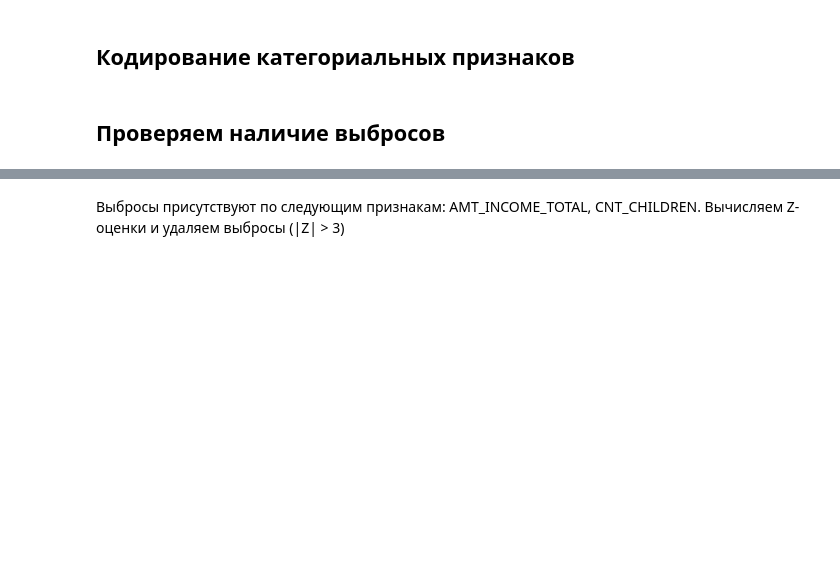
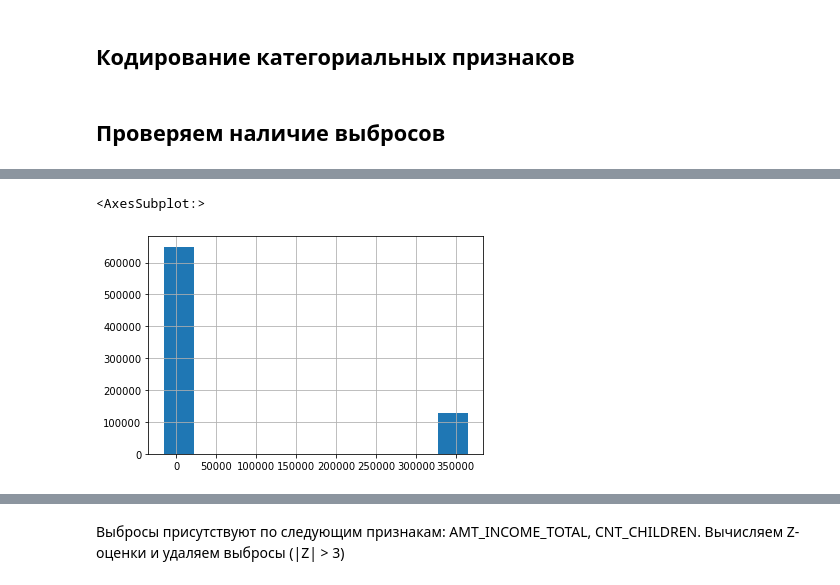
Before and after one commit to lazuraim/Credit-Scoring, a Jupyter notebook: credit_scoring.ipynb, the cells around one changed output, grey strips where cells are left out. Drawn from its saved outputs; the diff is of its cells as text; code cells hidden in the pictures; blank space fills up the shorter version.

```diff
--- a/credit_scoring.ipynb
+++ b/credit_scoring.ipynb
@@ -224 +179,6 @@ STATUS                 1.535197e-02
 dtype: float64
+# %%
+df['DAYS_EMPLOYED'].hist()
+# %% [output]
+<AxesSubplot:>
+[figure, added]
```
Also changed, not shown: parts of 32 cells of this notebook.
